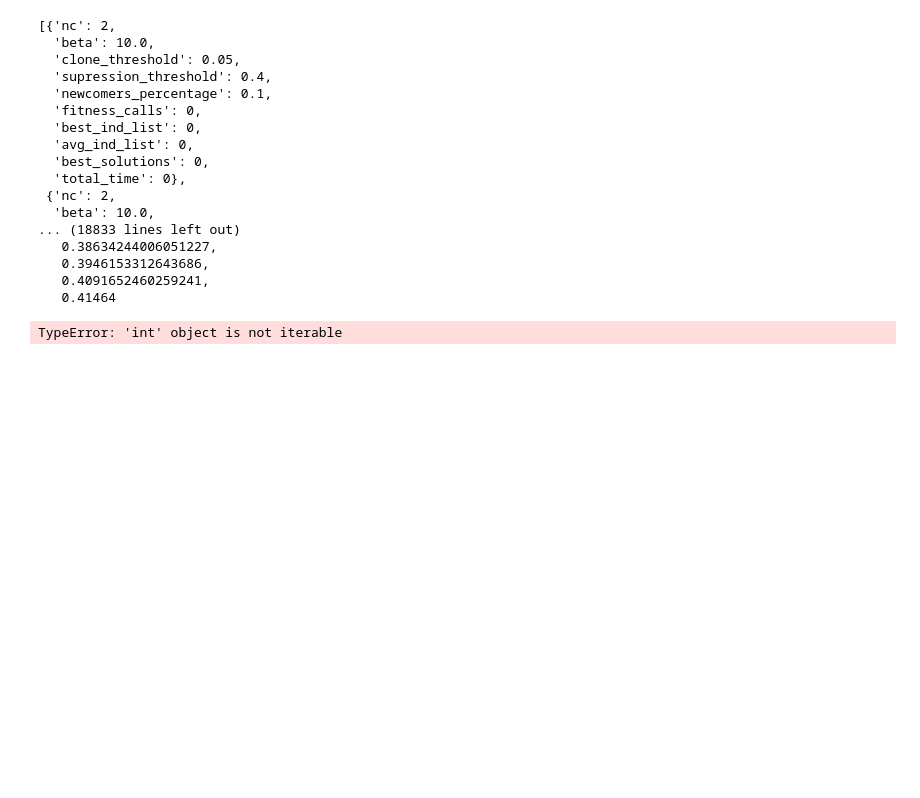
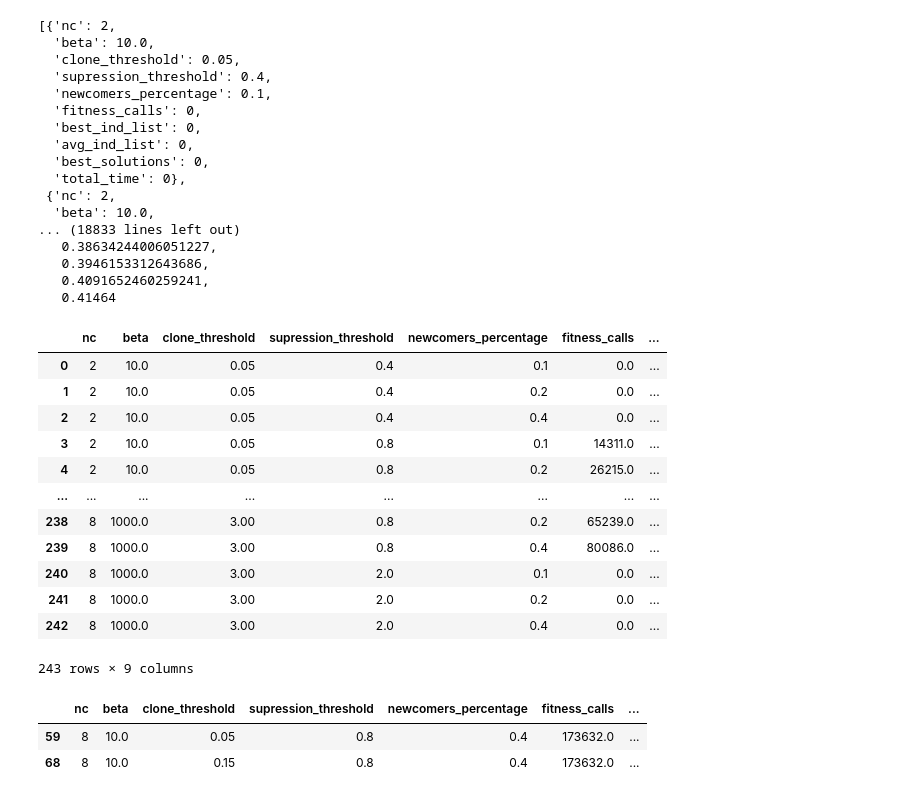
Before and after one commit to pdcos/modelo_foguete, a Jupyter notebook: sensitiviy_analysis/viz_sens.ipynb, the cells around one changed output. Saved outputs shown, nothing was run; the diff lists cells and outputs as text; code cells hidden in the pictures; blank space fills up the shorter version.

```diff
--- a/sensitiviy_analysis/viz_sens.ipynb
+++ b/sensitiviy_analysis/viz_sens.ipynb
@@ -775,6 +775,13 @@ dict_optainet_sens
    0.4091652460259241,
    0.41464
 # %%
+def read_json(file_path):
+    with open(file_path, 'r') as file:
+        data = json.load(file)
+    return data
+
+dict_optainet_sens = read_json('simulations/optainet_new_sensitivity.json')
+
 # printa tabela do opt-aiNet a partir do dicitonário
 
 row_list = []
@@ -799,31 +806,49 @@ for line in dict_optainet_sens:
     if isinstance(best_ind, int):
         best_ind = [best_ind]
     if isinstance(avg_ind, int):
         avg_ind = [avg_ind]
     if isinstance(fitness_calls, int):
         fitness_calls = [fitness_calls]
 
     for item in zip(fitness_calls, best_ind, avg_ind):
         if item[1] >= best_fitness:
             best_fitness = item[1]
             best_fitness_calls = item[0]
             best_avg_ind = item[2]
 
     dict_row = {
         'nc': nc,
         'beta': beta,
         'clone_threshold': clone_threshold,
         'supression_threshold': supression_threshold,
         'newcomers_percentage': newcomers_percentage,
         'fitness_calls': best_fitness_calls,
         'best_ind': best_fitness,
         'avg_ind': best_avg_ind,
         'total_time': total_time
     }
 
     row_list.append(dict_row)
 
 df_optainet = pd.DataFrame(row_list)
 df_optainet
 # %% [output]
+|  | nc | beta | clone_threshold | supression_threshold | newcomers_percentage | fitness_calls | ... |
+| 0 | 2 | 10.0 | 0.05 | 0.4 | 0.1 | 0.0 | ... |
+| 1 | 2 | 10.0 | 0.05 | 0.4 | 0.2 | 0.0 | ... |
+| 2 | 2 | 10.0 | 0.05 | 0.4 | 0.4 | 0.0 | ... |
+| 3 | 2 | 10.0 | 0.05 | 0.8 | 0.1 | 14311.0 | ... |
+| 4 | 2 | 10.0 | 0.05 | 0.8 | 0.2 | 26215.0 | ... |
+| ... | ... | ... | ... | ... | ... | ... | ... |
+| 238 | 8 | 1000.0 | 3.00 | 0.8 | 0.2 | 65239.0 | ... |
+| 239 | 8 | 1000.0 | 3.00 | 0.8 | 0.4 | 80086.0 | ... |
+| 240 | 8 | 1000.0 | 3.00 | 2.0 | 0.1 | 0.0 | ... |
+| 241 | 8 | 1000.0 | 3.00 | 2.0 | 0.2 | 0.0 | ... |
+| 242 | 8 | 1000.0 | 3.00 | 2.0 | 0.4 | 0.0 | ... |
-TypeError: 'int' object is not iterable
+243 rows × 9 columns
+# %%
+df_optainet.loc[df_optainet['best_ind'] == df_optainet['best_ind'].max()]
+# %% [output]
+|  | nc | beta | clone_threshold | supression_threshold | newcomers_percentage | fitness_calls | ... |
+| 59 | 8 | 10.0 | 0.05 | 0.8 | 0.4 | 173632.0 | ... |
+| 68 | 8 | 10.0 | 0.15 | 0.8 | 0.4 | 173632.0 | ... |
```
Also changed, not shown: parts of 2 cells of this notebook, 5 other files.
